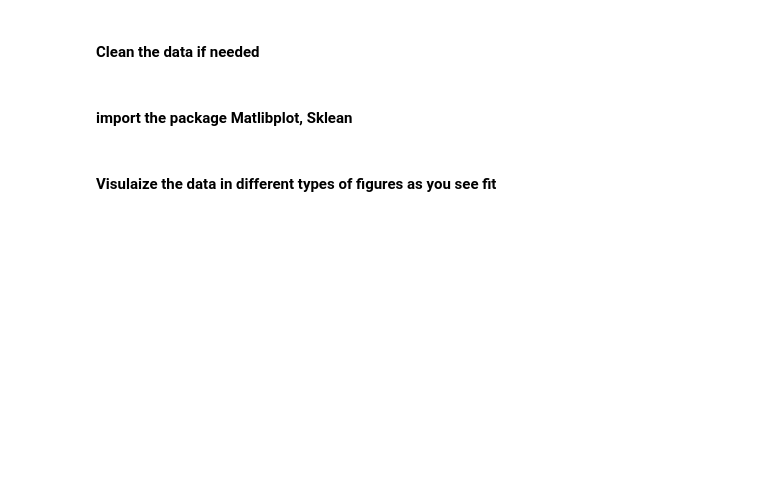
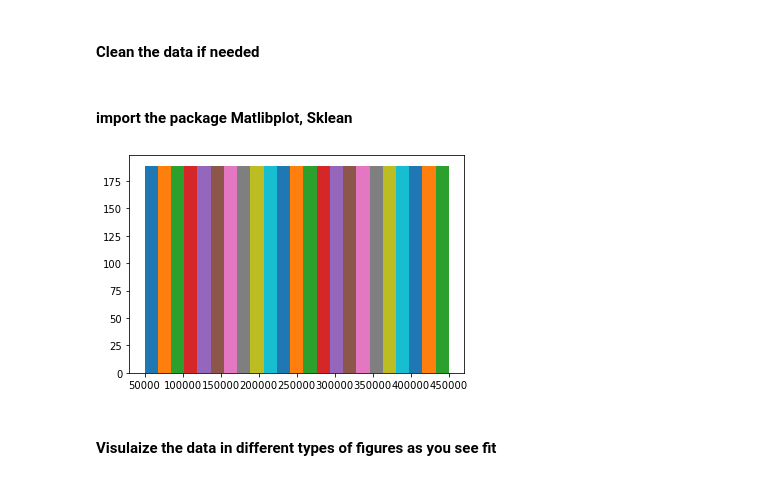
Before and after one commit to Abdul650974/Python, a Jupyter notebook: 6th-bootcamp-assignment.ipynb, the cells around one changed output. Cells and saved outputs as stored; diff of their text form; code cells hidden in the pictures; blank space fills up the shorter version.

```diff
--- a/6th-bootcamp-assignment.ipynb
+++ b/6th-bootcamp-assignment.ipynb
@@ -14,7 +14,18 @@ First step: Load data into numpy, pandas or both
 import numpy as np
 import pandas as pd
 filename = './dataset-6.txt'
-dataset = np.loadtxt(filename)#, delimiter = ",")
+dataset = np.loadtxt(filename, delimiter = ",")
 print(dataset.shape)
-print(datatset)
+print(dataset)
+
+#Another way to load dataset-6.txt
+#import csv
+
+#list = []
+#input = open('dataset-6.txt', 'rt')
+#reader = csv.reader(input)
+#for line in reader:
+#    list.append(line)
+    #print (line)
+#    print(list)
 # %% [output]
@@ -34,2 +55,12 @@ ValueError: could not convert string to float: ','
+# %%
+import matplotlib.pyplot as plt
+%matplotlib inline
+import numpy as np
+import math
+
+plt.hist(dataset, 1)
+plt.show()
+# %% [output]
+[figure, added]
 # %% [markdown]
 #### Visulaize the data in different types of figures as you see fit
```
Also changed, not shown: parts of 9 cells of this notebook.
